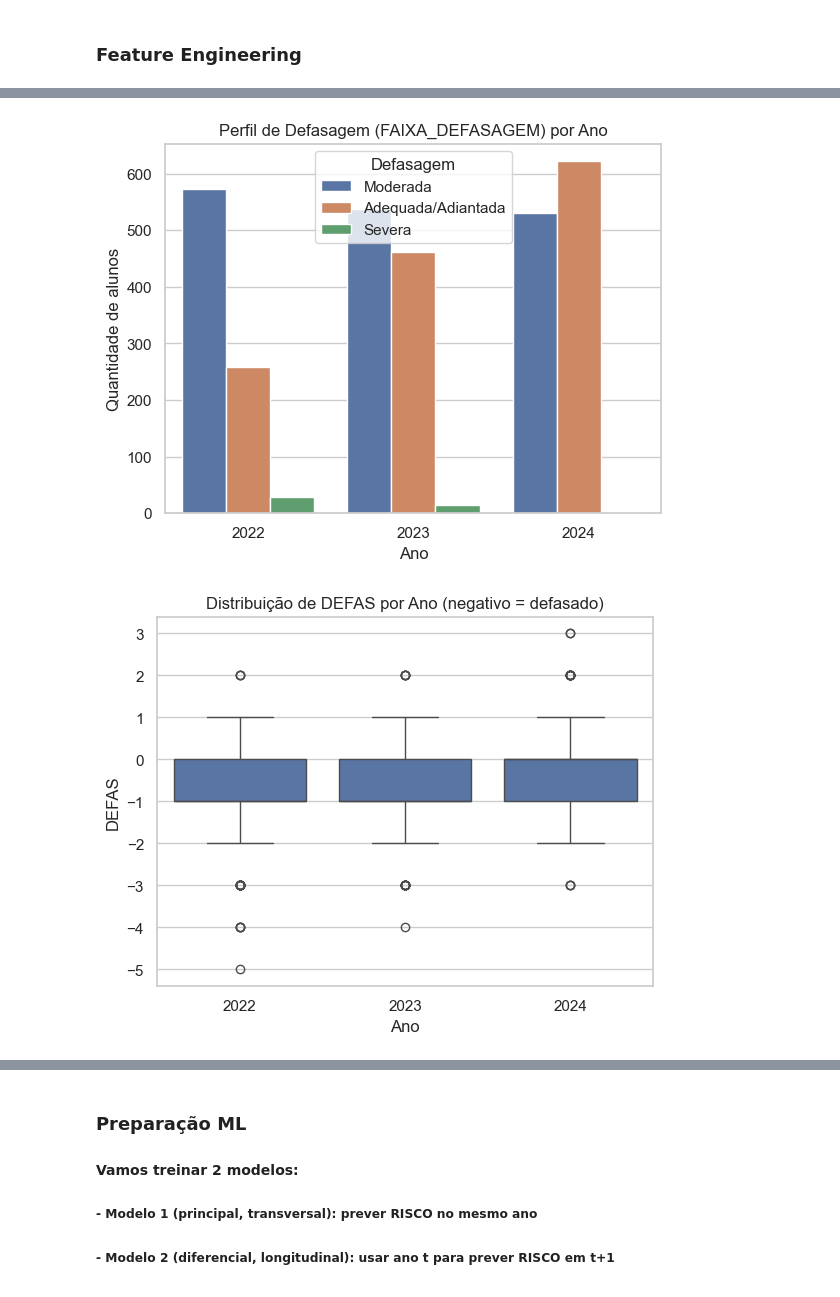
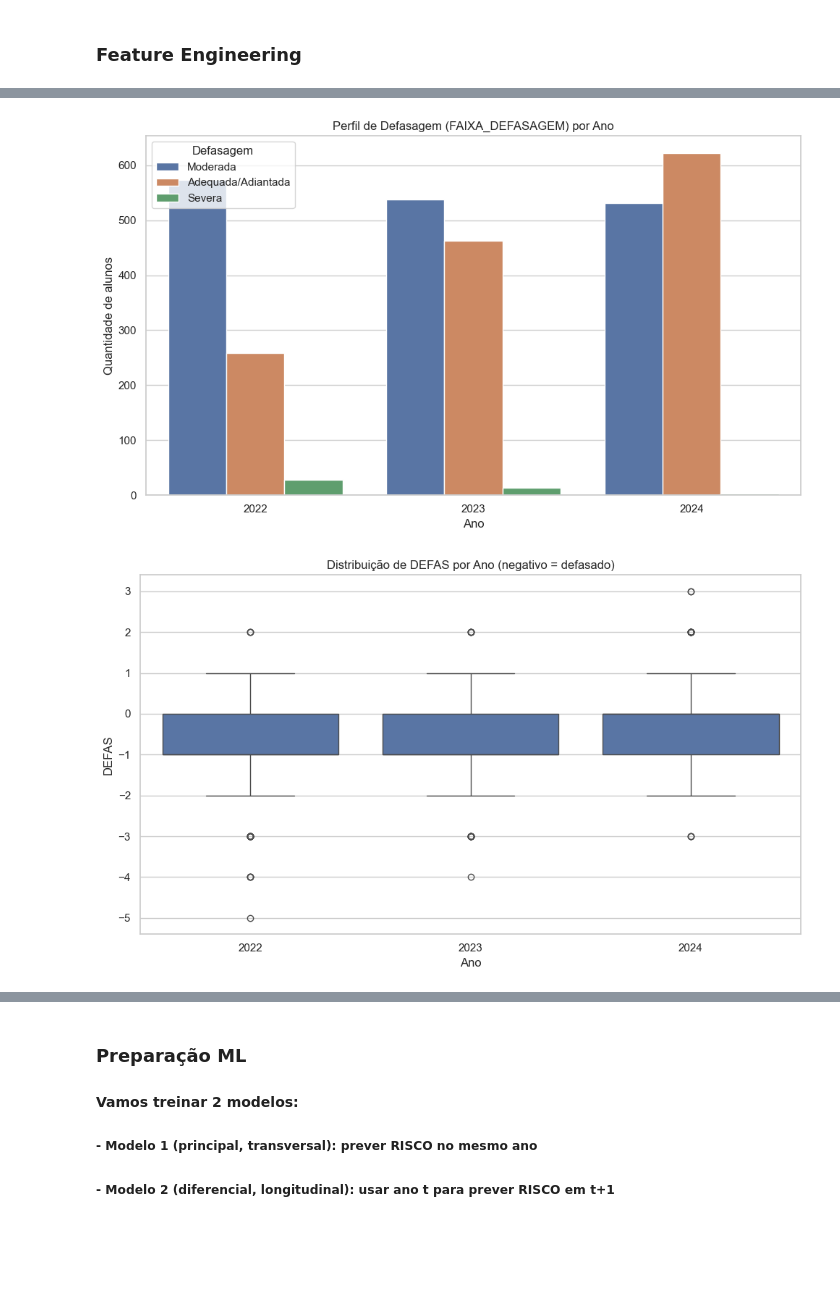
Before and after one commit to hpedroh/radar-desenvolvimento-educacional, a Jupyter notebook: notebooks/radar.ipynb, the cells around one changed output, grey strips where cells are left out. Saved outputs shown, nothing was run; the diff lists cells and outputs as text; code cells hidden in the pictures; blank space fills up the shorter version.

```diff
--- a/notebooks/radar.ipynb
+++ b/notebooks/radar.ipynb
@@ -17,6 +11,7 @@ import pandas as pd
 import numpy as np
 import matplotlib.pyplot as plt
 import seaborn as sns
+import os
 
 from sklearn.model_selection import train_test_split, GroupShuffleSplit
 from sklearn.metrics import classification_report, confusion_matrix, roc_auc_score, RocCurveDisplay
@@ -24,12 +19,23 @@ from xgboost import XGBClassifier
 
 import joblib
 
+# Configurações visuais
 sns.set_theme(style="whitegrid")
+plt.rcParams['figure.figsize'] = [10, 6]
+
+# Criar pastas de saída para a documentação e modelos
+os.makedirs("../docs/images", exist_ok=True)
+os.makedirs("../models", exist_ok=True)
+os.makedirs("../app/data", exist_ok=True)
 # %% [markdown]
 ### Carga dos dados
 # %%
-arquivo = "../data/raw/BASE DE DADOS PEDE 2024 - DATATHON.xlsx"
+path_raw = "../data/raw/BASE DE DADOS PEDE 2024 - DATATHON.xlsx"
 
-df_2022 = pd.read_excel(arquivo, sheet_name="PEDE2022")
-df_2023 = pd.read_excel(arquivo, sheet_name="PEDE2023")
-df_2024 = pd.read_excel(arquivo, sheet_name="PEDE2024")
+df_2022 = pd.read_excel(path_raw, sheet_name="PEDE2022")
+df_2023 = pd.read_excel(path_raw, sheet_name="PEDE2023")
+df_2024 = pd.read_excel(path_raw, sheet_name="PEDE2024")
+
+df_2022["ANO"] = 2022
+df_2023["ANO"] = 2023
+df_2024["ANO"] = 2024
@@ -335,22 +307,26 @@ df["TEMPO_PM"] = df["ANO"] - df["ANO_INGRESSO"]
 # %%
 plt.figure()
 sns.countplot(data=df, x="ANO", hue="FAIXA_DEFASAGEM")
 plt.title("Perfil de Defasagem (FAIXA_DEFASAGEM) por Ano")
 plt.xlabel("Ano")
 plt.ylabel("Quantidade de alunos")
 plt.legend(title="Defasagem")
+plt.tight_layout()
+plt.savefig("../docs/images/eda_faixa_defasagem_ano.png")
 plt.show()
 # %% [output]
-[figure, old version]
+[figure, new version]
 # %%
 plt.figure()
 sns.boxplot(data=df, x="ANO", y="DEFAS")
 plt.title("Distribuição de DEFAS por Ano (negativo = defasado)")
 plt.xlabel("Ano")
 plt.ylabel("DEFAS")
+plt.tight_layout()
+plt.savefig("../docs/images/eda_defas_ano.png")
 plt.show()
 # %% [output]
-[figure, old version]
+[figure, new version]
 # %%
 plt.figure()
 sns.boxplot(data=df, x="ANO", y="IAN")
```
Also changed, not shown: parts of 26 cells of this notebook, 23 other files.
